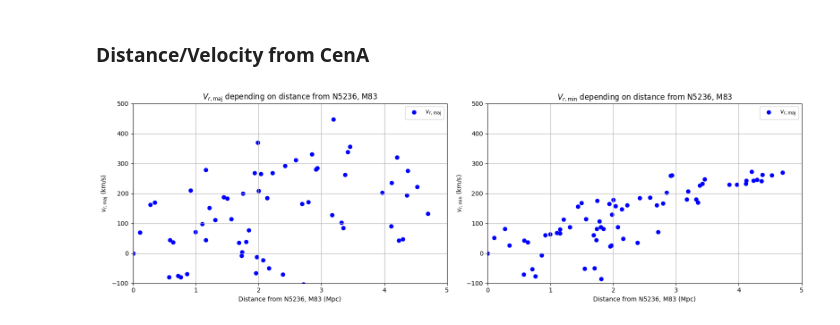
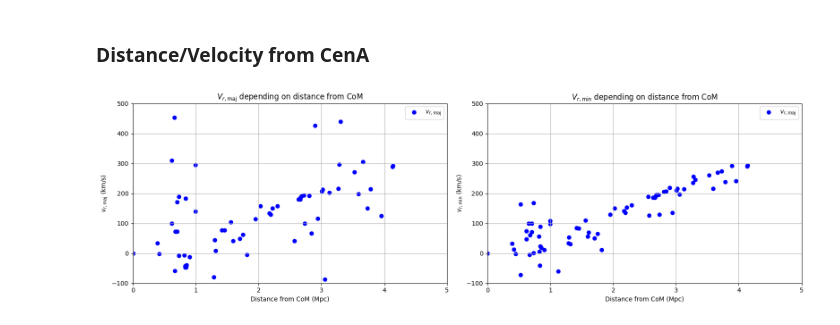
Before and after one commit to AdrianFaucher/project_3A, a Jupyter notebook: data_analysis.ipynb, the cells around one changed output. Drawn from its saved outputs; the diff is of its cells as text; code cells hidden in the pictures.

```diff
--- a/data_analysis.ipynb
+++ b/data_analysis.ipynb
@@ -138,32 +140,29 @@ Index(['Name', 'RAh', 'RAm', 'RAs', 'DE-', 'DEd', 'DEm', 'DEs', 'T', 'Theta',
 def add_CoM(df,galaxy1,galaxy2,m1_barre):
     m2_barre = 1- m1_barre
     d1, ra1, dec1, v1 = float(df.loc[df["Name"]==galaxy1,"Dis"].iloc[0]), float(df.loc[df["Name"]==galaxy1,"RA_radians"].iloc[0]), float(df.loc[df["Name"]==galaxy1,"Dec_radians"].iloc[0]), float(df.loc[df["Name"]==galaxy1,"VLG"].iloc[0])
+
     d2, ra2, dec2, v2 = float(df.loc[df["Name"]==galaxy2,"Dis"].iloc[0]), float(df.loc[df["Name"]==galaxy2,"RA_radians"].iloc[0]), float(df.loc[df["Name"]==galaxy2,"Dec_radians"].iloc[0]), float(df.loc[df["Name"]==galaxy2,"VLG"].iloc[0])
     r1 = equatorial_to_cartesian(d1,ra1,dec1)
     r2 = equatorial_to_cartesian(d2,ra2,dec2)
     rc = m1_barre*r1 + m2_barre*r2
     new_coord = cartesian_to_equatorial(rc[0],rc[1],rc[2])
-    vc = m1_barre*v1 + m2_barre*v2
 
-    new_row = {'Name' :"CoM", 'RAh':None, 'RAm':None, 'RAs':None, 'DE-':None, 'DEd':None, 'DEm':None, 'DEs':None, 'T':None, 'Theta':None, 'VLG':vc, 'e_VLG':None, 'Dis':new_coord[0], 'e_Dis':None, 'f_Dis':None, 'Ref':None, 'Note':None, 'RA_degrees':None, 'RA_radians':new_coord[1], 'Dec_degrees':None, 'Dec_radians': new_coord[2]}
-    df.loc[len(df)] = new_row
+    V1 = equatorial_to_cartesian(v1,ra1,dec1)
+    V2 = equatorial_to_cartesian(v2,ra2,dec2)
+    Vc = m1_barre*V1 + m2_barre*V2
 
-def update_CoM(df,galaxy1,galaxy2,m1_barre):
-    m2_barre = 1- m1_barre
-    d1, ra1, dec1, v1 = float(df.loc[df["Name"]==galaxy1,"Dis"].iloc[0]), float(df.loc[df["Name"]==galaxy1,"RA_radians"].iloc[0]), float(df.loc[df["Name"]==galaxy1,"Dec_radians"].iloc[0]), float(df.loc[df["Name"]==galaxy1,"VLG"].iloc[0])
-    d2, ra2, dec2, v2 = float(df.loc[df["Name"]==galaxy2,"Dis"].iloc[0]), float(df.loc[df["Name"]==galaxy2,"RA_radians"].iloc[0]), float(df.loc[df["Name"]==galaxy2,"Dec_radians"].iloc[0]), float(df.loc[df["Name"]==galaxy2,"VLG"].iloc[0])
-    r1 = equatorial_to_cartesian(d1,ra1,dec1)
-    r2 = equatorial_to_cartesian(d2,ra2,dec2)
-    rc = m1_barre*r1 + m2_barre*r2
-    new_coord = cartesian_to_equatorial(rc[0],rc[1],rc[2])
-    vc = m1_barre*v1 + m2_barre*v2
+
+    # Attention:  the new velocity is not necesseraly radial
+    new_Rad_velocity = np.dot(Vc,rc)/ np.linalg.norm(rc)
 
     if not df['Name'].isin(["CoM"]).any():
-        new_row = {'Name' :"CoM", 'RAh':None, 'RAm':None, 'RAs':None, 'DE-':None, 'DEd':None, 'DEm':None, 'DEs':None, 'T':None, 'Theta':None, 'VLG':vc, 'e_VLG':None, 'Dis':new_coord[0], 'e_Dis':None, 'f_Dis':None, 'Ref':None, 'Note':None, 'RA_degrees':None, 'RA_radians':new_coord[1], 'Dec_degrees':None, 'Dec_radians': new_coord[2]}
+        new_row = {'Name' :"CoM", 'RAh':None, 'RAm':None, 'RAs':None, 'DE-':None, 'DEd':None, 'DEm':None, 'DEs':None, 'T':None, 'Theta':None, 'VLG':new_Rad_velocity, 'e_VLG':None, 'Dis':new_coord[0], 'e_Dis':None, 'f_Dis':None, 'Ref':None, 'Note':None, 'RA_degrees':None, 'RA_radians':new_coord[1], 'Dec_degrees':None, 'Dec_radians': new_coord[2]}
         df.loc[len(df)] = new_row
     else:
         df.loc[df['Name'] == 'CoM', 'Dis' ] = new_coord[0]
-        df.loc[df['Name'] == 'CoM', 'VLG' ] = new_coord[0]
+        df.loc[df['Name'] == 'CoM', 'VLG' ] = new_Rad_velocity
+        df.loc[df['Name'] == 'CoM', 'RA_radians' ] = new_coord[1]
+        df.loc[df['Name'] == 'CoM', 'Dec_radians' ] = new_coord[2]
 # %%
 add_CoM(galaxy_df,galaxy1="N5128,Cen A",galaxy2="N5236, M83",m1_barre=0)
 galaxy_df.to_csv("test.csv")
@@ -414,35 +416,39 @@ plt.show()
 # %% [markdown]
 ### Distance/Velocity from CenA
 # %%
+mass_ratio = 0.76
+procedure_CoM(galaxy_df,galaxy1=galaxy_1,galaxy2=galaxy_2,r=mass_ratio)
+
+
 fig, (ax1, ax2) = plt.subplots(1, 2, figsize=(16, 5))  # 1 ligne, 2 colonnes
 
 # Graphique pour v_{r,\text{maj}}
 ax1.scatter(galaxy_df['dis_center'], galaxy_df['major_infall_velocity'], color='b', label=r'$v_{r,\text{maj}}$') # Tracé des points
 ax1.set_xlabel("Distance from "+galaxy_center+" (Mpc)")
 ax1.set_ylabel(r"$v_{r,\text{maj}}$ (km/s)")
 ax1.set_title(r"$V_{r,\text{maj}}$ depending on distance from "+galaxy_center)
 ax1.legend()
 ax1.grid(True)
 ax1.set_xlim(0, 5)  # Limites de l'axe x entre 1 et 5
 ax1.set_ylim(-100, 500)  # Limites de l'axe y entre -25 et 20
 # Graphique pour v_{r,\text{min}}
 ax2.scatter(galaxy_df['dis_center'], galaxy_df['minor_infall_velocity'], color='b', label=r'$v_{r,\text{maj}}$')  # Tracé des points
 
 ax2.set_xlabel("Distance from "+galaxy_center+" (Mpc)")
 ax2.set_ylabel(r"$v_{r,\text{min}}$ (km/s)")
 ax2.set_title(r"$V_{r,\text{min}}$ depending on distance from "+galaxy_center)
 ax2.legend()
 ax2.grid(True)
 ax2.set_xlim(0, 5)
 ax2.set_ylim(-100, 500)
 
 
 plt.tight_layout()
 
 
 plt.show()
 # %% [output]
-[figure, old version]
+[figure, new version]
 # %%
 fig, (ax1, ax2) = plt.subplots(1, 2, figsize=(16, 5))  # 1 ligne, 2 colonnes
 
```
Also changed, not shown: parts of 16 cells of this notebook, 3 other files.
